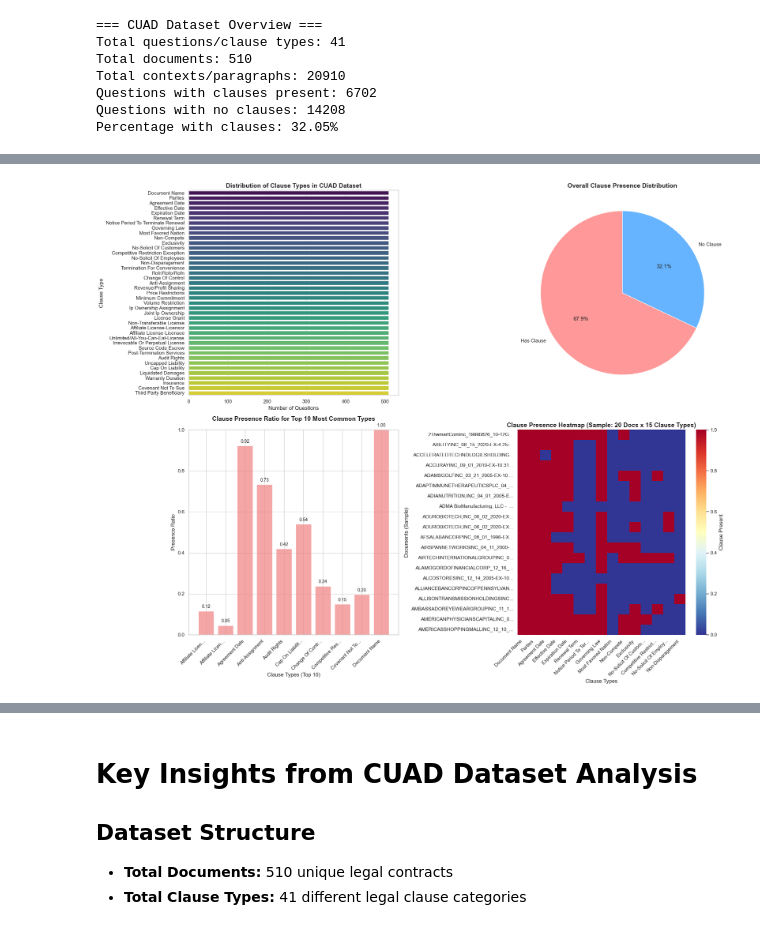
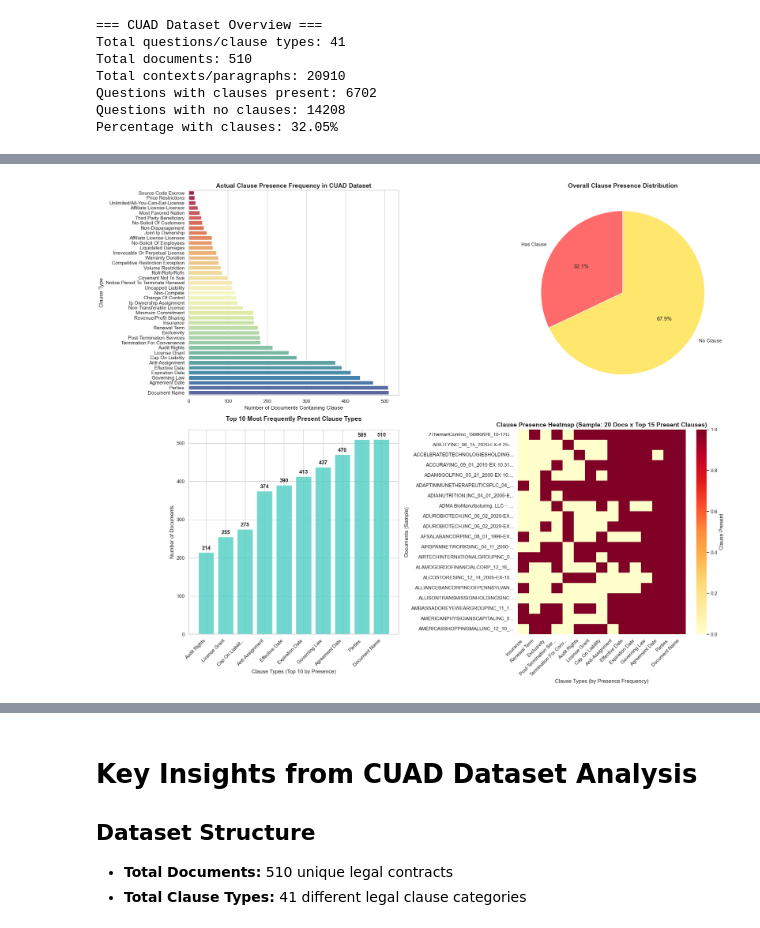
Before and after one commit to prgabriel/w266-project-legal-nlp-xai, a Jupyter notebook: notebooks/data_exploration.ipynb, the cells around one changed output, grey strips where cells are left out. Drawn from its saved outputs; the diff is of its cells as text; code cells hidden in the pictures.

```diff
--- a/notebooks/data_exploration.ipynb
+++ b/notebooks/data_exploration.ipynb
@@ -15,3 +16,10 @@ from collections import Counter
 # Set visualization style
 sns.set(style='whitegrid')
 plt.rcParams['figure.figsize'] = (12, 8)
+# %%
+figure_dir = '../figures'
+
+# Create figures directory if it doesn't exist
+os.makedirs(figure_dir, exist_ok=True)
+
+print("Figures directory created successfully!")
@@ -134,56 +144,64 @@ Percentage with clauses: 32.05%
 # Create a more comprehensive visualization with multiple subplots
 fig, ((ax1, ax2), (ax3, ax4)) = plt.subplots(2, 2, figsize=(20, 16))
 
-# 1. Horizontal bar chart with better formatting using clean clause names
-clean_clause_counts = df['clean_clause_name'].value_counts()
-# Truncate long clause type names for better readability
-truncated_labels = [label[:50] + '...' if len(label) > 50 else label for label in clean_clause_counts.index]
+# Define warm professional color palette
+primary_coral = '#FF6B6B'        # Warm coral
+secondary_teal = '#4ECDC4'       # Modern teal
+accent_gold = '#FFE66D'          # Warm gold
+deep_navy = '#2C5F41'            # Deep forest green
+warm_purple = '#A8E6CF'          # Soft mint
+burnt_orange = '#FF8B42'         # Burnt orange
+palette_colors = ['#FF6B6B', '#4ECDC4', '#FFE66D', '#2C5F41', '#A8E6CF', '#FF8B42']
 
-sns.barplot(x=clean_clause_counts.values, y=truncated_labels, ax=ax1, palette='viridis')
-ax1.set_title('Distribution of Clause Types in CUAD Dataset', fontsize=14, fontweight='bold')
-ax1.set_xlabel('Number of Questions', fontsize=12)
+# 1. Horizontal bar chart showing actual clause presence counts
+clause_presence_counts = df.groupby('clean_clause_name')['has_clause'].sum().sort_values(ascending=True)
+truncated_labels = [label[:50] + '...' if len(label) > 50 else label for label in clause_presence_counts.index]
+
+sns.barplot(x=clause_presence_counts.values, y=truncated_labels, ax=ax1,
+           palette=sns.color_palette("Spectral", n_colors=len(clause_presence_counts)))
+ax1.set_title('Actual Clause Presence Frequency in CUAD Dataset', fontsize=14, fontweight='bold')
+ax1.set_xlabel('Number of Documents Containing Clause', fontsize=12)
 ax1.set_ylabel('Clause Type', fontsize=12)
 
-# 2. Pie chart for presence vs absence of clauses
+# 2. Pie chart for presence vs absence of clauses - WARM THEME
 clause_presence = df['has_clause'].value_counts()
-colors = ['#ff9999', '#66b3ff']
-ax2.pie(clause_presence.values, labels=['Has Clause', 'No Clause'], autopct='%1.1f%%',
+has_clause_count = clause_presence.get(True, 0)
+no_clause_count = clause_presence.get(False, 0)
+
+values = [has_clause_count, no_clause_count]
+labels = ['Has Clause', 'No Clause']
+colors = [primary_coral, accent_gold]  # Warm coral and gold
+
+ax2.pie(values, labels=labels, autopct='%1.1f%%',
     colors=colors, startangle=90)
 ax2.set_title('Overall Clause Presence Distribution', fontsize=14, fontweight='bold')
 
-# 3. Top 10 clause types with presence ratio using clean names
-top_10_clean_clauses = df.groupby('clean_clause_name').size().head(10)
-presence_ratio = []
-for clause in top_10_clean_clauses.index:
-    ratio = df[df['clean_clause_name'] == clause]['has_clause'].mean()
-    presence_ratio.append(ratio)
-
-x_pos = np.arange(len(top_10_clean_clauses))
-bars = ax3.bar(x_pos, presence_ratio, color='lightcoral', alpha=0.7)
-ax3.set_xlabel('Clause Types (Top 10)', fontsize=12)
-ax3.set_ylabel('Presence Ratio', fontsize=12)
-ax3.set_title('Clause Presence Ratio for Top 10 Most Common Types', fontsize=14, fontweight='bold', pad=20)
+# 3. Top 10 clause types by ACTUAL presence count - WARM THEME
+top_10_by_presence = clause_presence_counts.tail(10)
+x_pos = np.arange(len(top_10_by_presence))
+bars = ax3.bar(x_pos, top_10_by_presence.values, color=secondary_teal, alpha=0.8)
+ax3.set_xlabel('Clause Types (Top 10 by Presence)', fontsize=12)
+ax3.set_ylabel('Number of Documents', fontsize=12)
+ax3.set_title('Top 10 Most Frequently Present Clause Types', fontsize=14, fontweight='bold', pad=20)
 ax3.set_xticks(x_pos)
 ax3.set_xticklabels([label[:15] + '...' if len(label) > 15 else label
-                     for label in top_10_clean_clauses.index], rotation=45, ha='right')
-ax3.set_ylim(0, 1)
+                     for label in top_10_by_presence.index], rotation=45, ha='right')
 
 # Add value labels on bars
-for bar, ratio in zip(bars, presence_ratio):
+for bar, count in zip(bars, top_10_by_presence.values):
     height = bar.get_height()
-    ax3.text(bar.get_x() + bar.get_width()/2., height + 0.01,
-         f'{ratio:.2f}', ha='center', va='bottom', fontsize=10)
+    ax3.text(bar.get_x() + bar.get_width()/2., height + 5,
+             f'{int(count)}', ha='center', va='bottom', fontsize=12, fontweight='bold')
 
-# 4. Documents vs clause types heatmap (sample) using clean clause names
+# 4. Documents vs clause types heatmap - WARM COLORMAP
 doc_clause_matrix = df.groupby(['document_title', 'clean_clause_name'])['has_clause'].any().unstack(fill_value=False)
-# Sample first 20 documents and top 15 clause types for readability
 sample_docs = doc_clause_matrix.head(20)
-top_clauses = df['clean_clause_name'].value_counts().head(15).index
+top_clauses = clause_presence_counts.tail(15).index  # Use most present clauses instead
 sample_matrix = sample_docs[top_clauses]
 
-sns.heatmap(sample_matrix.astype(int), ax=ax4, cmap='RdYlBu_r', cbar_kws={'label': 'Clause Present'})
-ax4.set_title('Clause Presence Heatmap (Sample: 20 Docs x 15 Clause Types)', fontsize=14, fontweight='bold')
-ax4.set_xlabel('Clause Types', fontsize=12)
+sns.heatmap(sample_matrix.astype(int), ax=ax4, cmap='YlOrRd', cbar_kws={'label': 'Clause Present'})
+ax4.set_title('Clause Presence Heatmap (Sample: 20 Docs x Top 15 Present Clauses)', fontsize=14, fontweight='bold')
+ax4.set_xlabel('Clause Types (by Presence Frequency)', fontsize=12)
 ax4.set_ylabel('Documents (Sample)', fontsize=12)
 ax4.set_xticklabels([label[:20] + '...' if len(label) > 20 else label for label in top_clauses], rotation=45, ha='right')
 ax4.set_yticklabels([label[:30] + '...' if len(label) > 30 else label for label in sample_docs.index], rotation=0)
@@ -191,14 +209,8 @@ ax4.set_yticklabels([label[:30] + '...' if len(label) > 30 else label for label
 plt.tight_layout()
 plt.show()
 
-# Additional summary statistics
-print("=== Enhanced Dataset Summary ===")
-clean_clause_counts = df['clean_clause_name'].value_counts()
-print(f"Most common clause type: '{clean_clause_counts.index[0]}' ({clean_clause_counts.iloc[0]} occurrences)")
-print(f"Least common clause type: '{clean_clause_counts.index[-1]}' ({clean_clause_counts.iloc[-1]} occurrences)")
-print(f"Average clause presence rate: {df['has_clause'].mean():.2%}")
-print(f"Clause types with 100% presence: {sum(df.groupby('clean_clause_name')['has_clause'].mean() == 1.0)}")
-print(f"Clause types with 0% presence: {sum(df.groupby('clean_clause_name')['has_clause'].mean() == 0.0)}")
+# Save the figure
+figure_path = os.path.join(figure_dir, 'cuad_clause_presence_analysis.png')
 # %% [output]
 Passing `palette` without assigning `hue` is deprecated and will be removed in v0.14.0. Assign the `y` variable to `hue` and set `legend=False` for the same effect.
 
@@ -206 +218 @@ Passing `palette` without assigning `hue` is deprecated and will be removed in v
-[figure, old version]
+[figure, new version]
```
Also changed, not shown: parts of 8 cells of this notebook.
